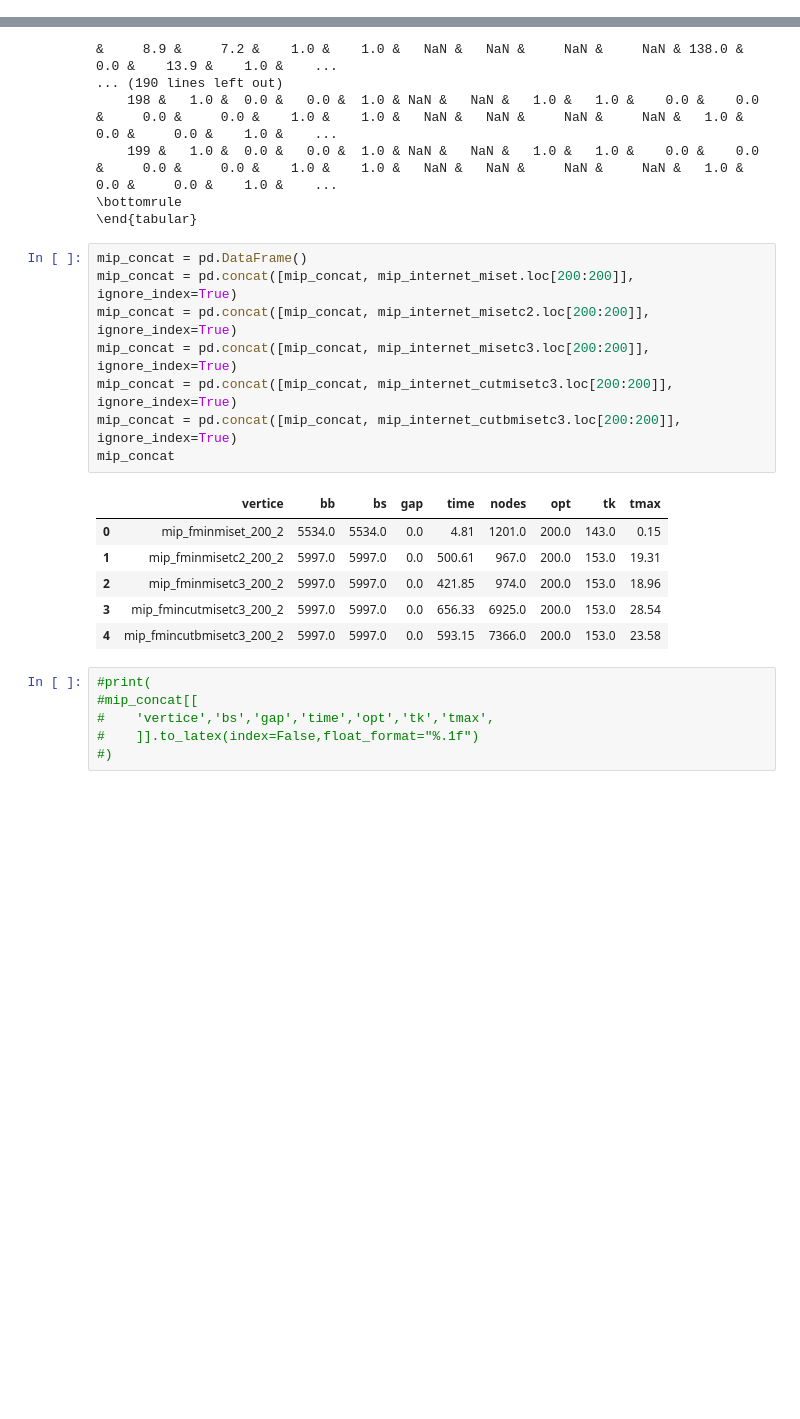
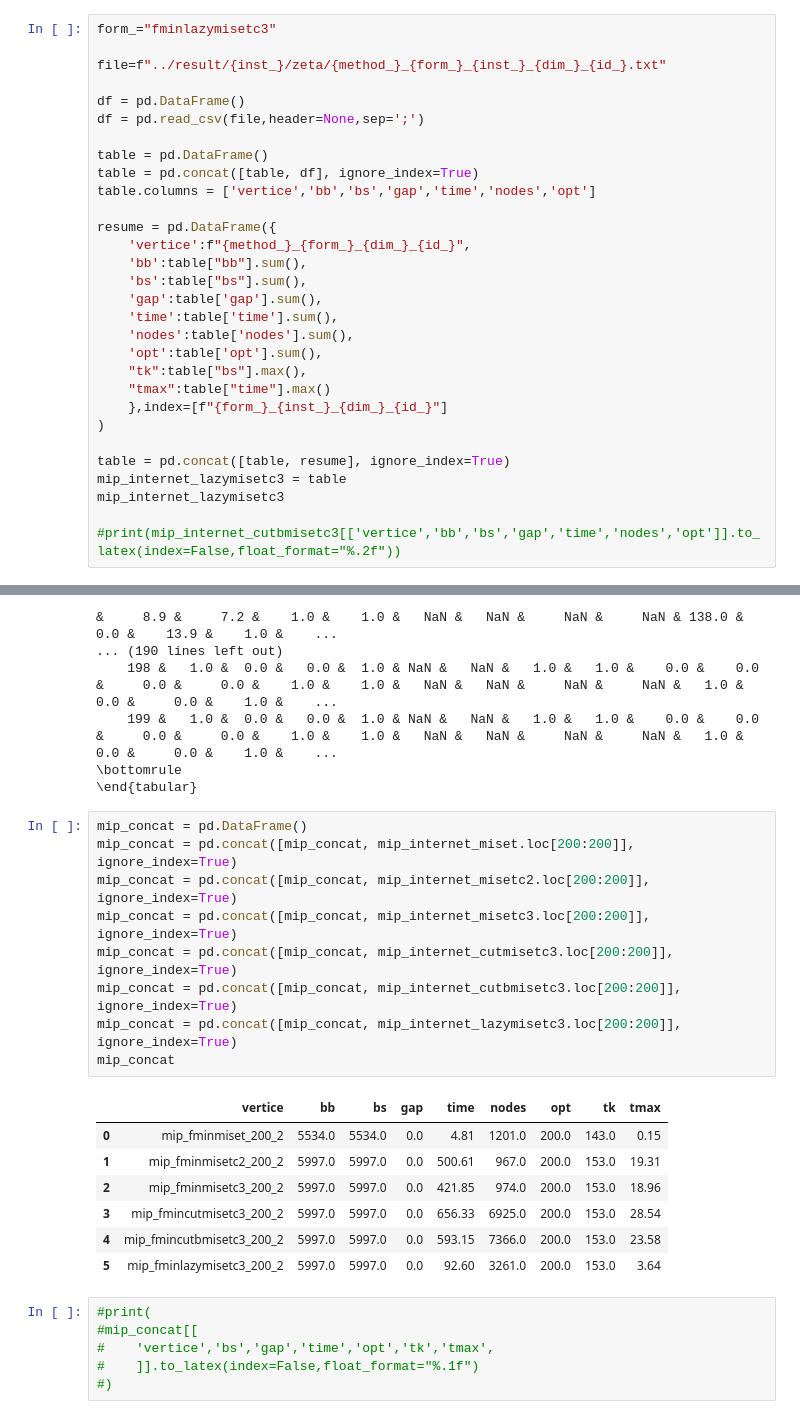
Before and after one commit to jesusossian/tukey, a Jupyter notebook: notebook/mip_fmin_internet_zeta_200_2.ipynb, the cells around one changed output, grey strips where cells are left out. Saved outputs shown, nothing was run; the diff lists cells and outputs as text; blank space fills up the shorter version.

```diff
--- a/notebook/mip_fmin_internet_zeta_200_2.ipynb
+++ b/notebook/mip_fmin_internet_zeta_200_2.ipynb
@@ -158,3 +158,33 @@ mip_internet_cutbmisetc3 = table
 #mip_internet_cutbmisetc3
 
 #print(mip_internet_cutbmisetc3[['vertice','bb','bs','gap','time','nodes','opt']].to_latex(index=False,float_format="%.2f"))
+# %%
+form_="fminlazymisetc3"
+
+file=f"../result/{inst_}/zeta/{method_}_{form_}_{inst_}_{dim_}_{id_}.txt"
+
+df = pd.DataFrame()
+df = pd.read_csv(file,header=None,sep=';')
+
+table = pd.DataFrame()
+table = pd.concat([table, df], ignore_index=True)
+table.columns = ['vertice','bb','bs','gap','time','nodes','opt']
+
+resume = pd.DataFrame({
+    'vertice':f"{method_}_{form_}_{dim_}_{id_}",
+    'bb':table["bb"].sum(),
+    'bs':table["bs"].sum(),
+    'gap':table['gap'].sum(),
+    'time':table['time'].sum(),
+    'nodes':table['nodes'].sum(),
+    'opt':table['opt'].sum(),
+    "tk":table["bs"].max(),
+    "tmax":table["time"].max()
+    },index=[f"{form_}_{inst_}_{dim_}_{id_}"]
+)
+
+table = pd.concat([table, resume], ignore_index=True)
+mip_internet_lazymisetc3 = table
+mip_internet_lazymisetc3
+
+#print(mip_internet_cutbmisetc3[['vertice','bb','bs','gap','time','nodes','opt']].to_latex(index=False,float_format="%.2f"))
@@ -237,18 +288,20 @@ vertice &    bs &  gap &  time &  opt &  tk &  tmax &  bs\_b &  bs\_b &  gap\_b
 # %%
 mip_concat = pd.DataFrame()
 mip_concat = pd.concat([mip_concat, mip_internet_miset.loc[200:200]], ignore_index=True)
 mip_concat = pd.concat([mip_concat, mip_internet_misetc2.loc[200:200]], ignore_index=True)
 mip_concat = pd.concat([mip_concat, mip_internet_misetc3.loc[200:200]], ignore_index=True)
 mip_concat = pd.concat([mip_concat, mip_internet_cutmisetc3.loc[200:200]], ignore_index=True)
 mip_concat = pd.concat([mip_concat, mip_internet_cutbmisetc3.loc[200:200]], ignore_index=True)
+mip_concat = pd.concat([mip_concat, mip_internet_lazymisetc3.loc[200:200]], ignore_index=True)
 mip_concat
 # %% [output]
 |  | vertice | bb | bs | gap | time | nodes | opt | tk | tmax |
 | 0 | mip_fminmiset_200_2 | 5534.0 | 5534.0 | 0.0 | 4.81 | 1201.0 | 200.0 | 143.0 | 0.15 |
 | 1 | mip_fminmisetc2_200_2 | 5997.0 | 5997.0 | 0.0 | 500.61 | 967.0 | 200.0 | 153.0 | 19.31 |
 | 2 | mip_fminmisetc3_200_2 | 5997.0 | 5997.0 | 0.0 | 421.85 | 974.0 | 200.0 | 153.0 | 18.96 |
 | 3 | mip_fmincutmisetc3_200_2 | 5997.0 | 5997.0 | 0.0 | 656.33 | 6925.0 | 200.0 | 153.0 | 28.54 |
 | 4 | mip_fmincutbmisetc3_200_2 | 5997.0 | 5997.0 | 0.0 | 593.15 | 7366.0 | 200.0 | 153.0 | 23.58 |
+| 5 | mip_fminlazymisetc3_200_2 | 5997.0 | 5997.0 | 0.0 | 92.60 | 3261.0 | 200.0 | 153.0 | 3.64 |
 # %%
 #print(
 #mip_concat[[
```
Also changed, not shown: parts of 2 cells of this notebook, 14 other files.
